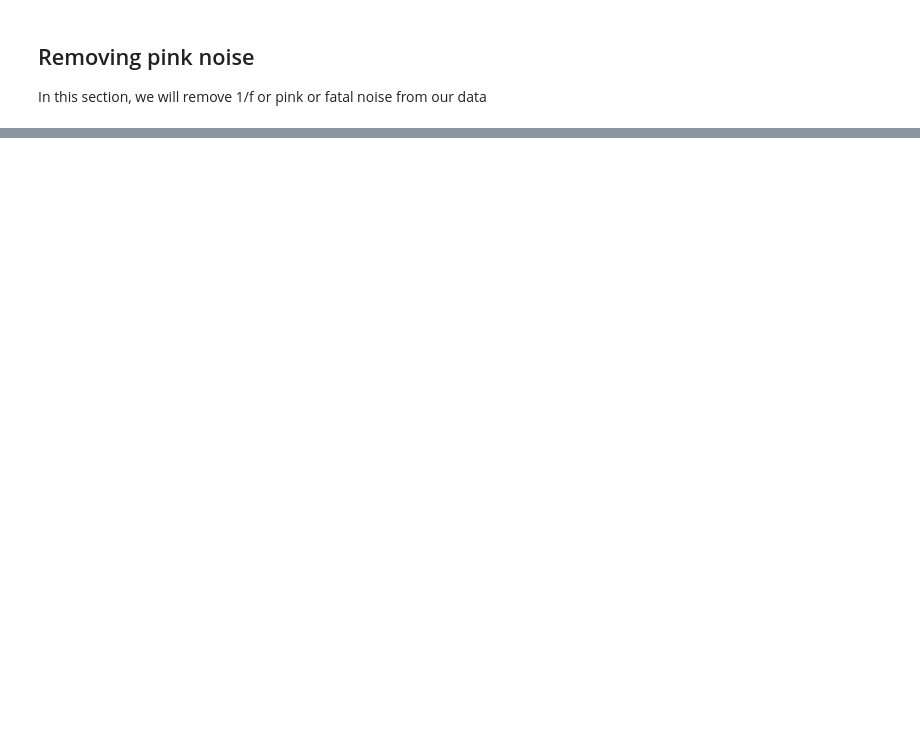
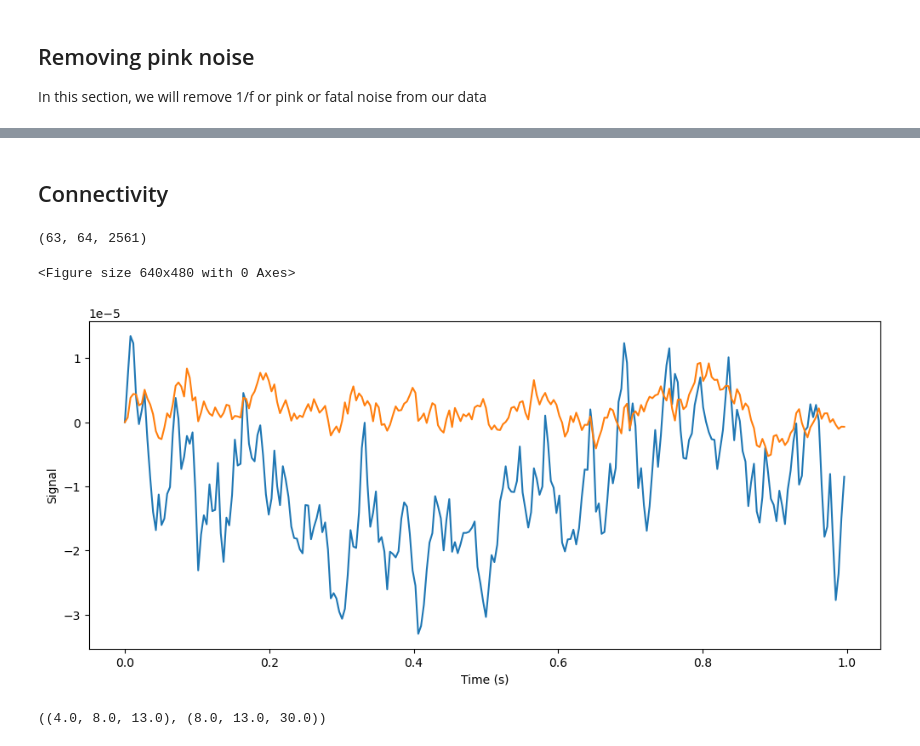
Before and after one commit to navnoorsingh0309/Brain_waves_analysis, a Jupyter notebook: main_TF.ipynb, the cells around one changed output, grey strips where cells are left out. Drawn from its saved outputs; the diff is of its cells as text; code cells hidden in the pictures; blank space fills up the shorter version.

Commit message:
Added basic connectivity

```diff
--- a/main_TF.ipynb
+++ b/main_TF.ipynb
@@ -329,0 +211,2 @@ plt.show()
+# %% [markdown]
+## Connectivity
@@ -329,0 +215,39 @@ plt.show()
+# %%
+# Define parameters
+epoch_length = 10.0  # in seconds
+overlap = 0.5  # in seconds
+sfreq = filtered_data[0].info['sfreq']  # sampling frequency
+epoch_samples = int(epoch_length * sfreq)
+overlap_samples = int(overlap * sfreq)
+
+# Calculate the number of epochs
+n_epochs = int((len(filtered_data[0]) - overlap_samples) / (epoch_samples - overlap_samples))
+
+# Generate events
+events = np.array([[i * (epoch_samples - overlap_samples), 0, 1] for i in range(n_epochs)])
+# %%
+%%capture
+
+# Create epochs
+epochs = [mne.Epochs(data, events, event_id=1, tmin=0, tmax=epoch_length, baseline=None, preload=True) for data in filtered_data]
+# %%
+np.array(epochs[0]).shape
+# %% [output]
+(63, 64, 2561)
+# %%
+fs = 256
+
+t = np.arange(0, epoch_length, 1 / fs)
+
+plt.clf()
+fig, ax = plt.subplots(1, 1, figsize=(12, 5), sharey=True)
+ax.plot(t[:fs], np.array(epochs[0])[0, 0, :fs], label="Reference");        #EXG8 reference
+ax.plot(t[:fs], np.array(epochs[0])[0, 2, :fs]);
+
+ax.set_xlabel("Time (s)")
+ax.set_ylabel("Signal")
+
+plt.show();
+# %% [output]
+<Figure size 640x480 with 0 Axes>
+[figure, added]
@@ -329,0 +275,4 @@ plt.show()
+# %%
+fmin, fmax
+# %% [output]
+((4.0, 8.0, 13.0), (8.0, 13.0, 30.0))
```
Also changed, not shown: parts of 35 cells of this notebook.
